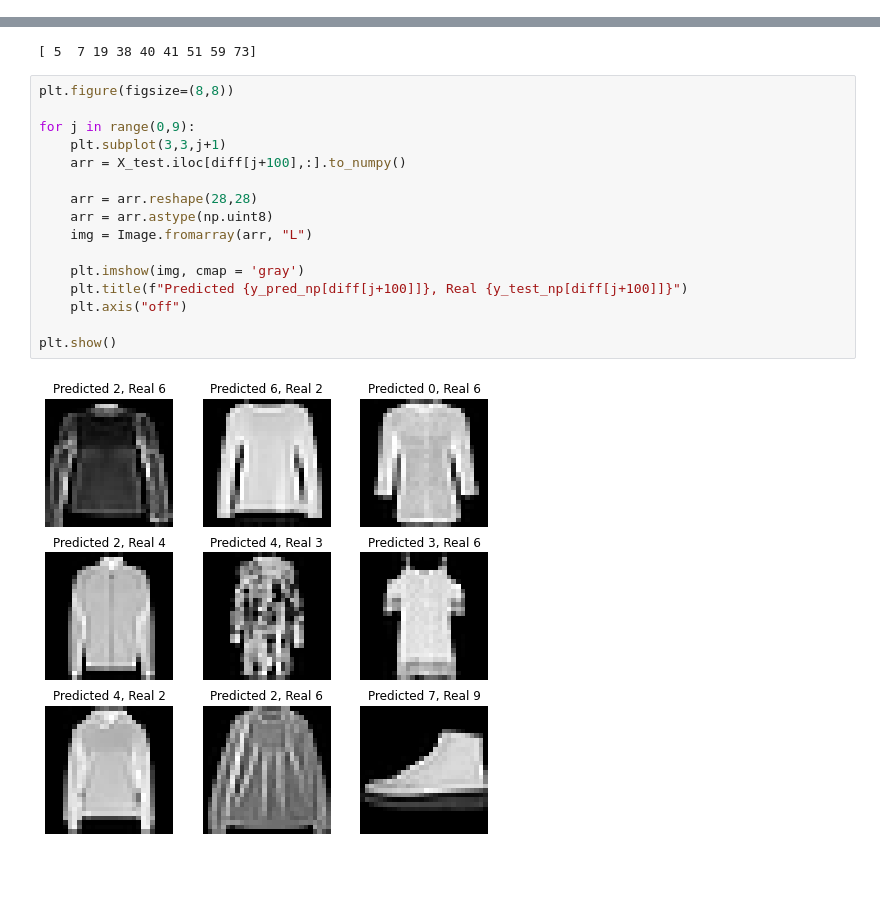
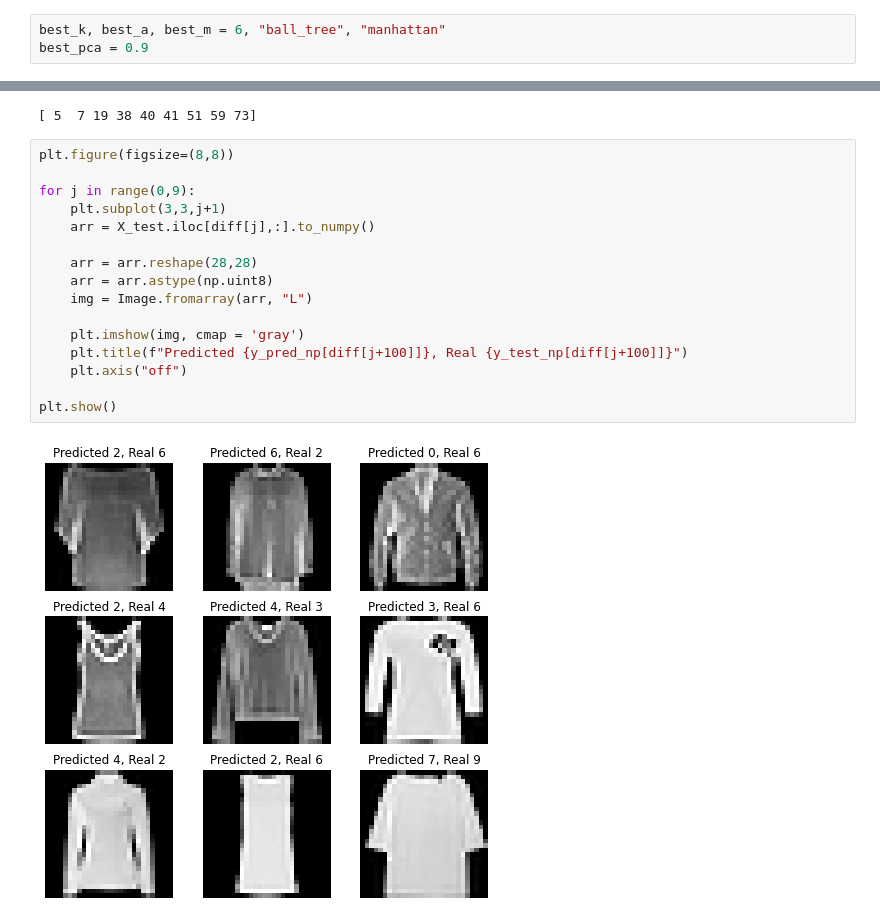
Before and after one commit to mileni98/fashion-mnist, a Jupyter notebook: algorithms/knn.ipynb, the cells around one changed output, grey strips where cells are left out. Drawn from its saved outputs; the diff is of its cells as text; blank space fills up the shorter version.

Commit message:
fix: fixed knn plot outputs

```diff
--- a/algorithms/knn.ipynb
+++ b/algorithms/knn.ipynb
@@ -372,6 +372,9 @@ a = kd_tree, Average accuracy: 0.869100 | Average fit time: 1.443111s | Average
 Best accuracy is for a = ball_tree
 # %% [markdown]
 ##### Training on 100% training samples with PCA reduction, test on test dataset
+# %%
+best_k, best_a, best_m = 6, "ball_tree", "manhattan"
+best_pca = 0.9
 # %%
 pca = PCA(n_components=best_pca)
 pca.fit(X_train_std)
@@ -468,18 +471,18 @@ print(diff[:9])
 # %%
 plt.figure(figsize=(8,8))
 
 for j in range(0,9):
     plt.subplot(3,3,j+1)
-    arr = X_test.iloc[diff[j+100],:].to_numpy()
+    arr = X_test.iloc[diff[j],:].to_numpy()
 
     arr = arr.reshape(28,28)
     arr = arr.astype(np.uint8)
     img = Image.fromarray(arr, "L")
 
     plt.imshow(img, cmap = 'gray')
     plt.title(f"Predicted {y_pred_np[diff[j+100]]}, Real {y_test_np[diff[j+100]]}")
     plt.axis("off")
 
 plt.show()
 # %% [output]
-[figure, old version]
+[figure, new version]
```
Also changed, not shown: parts of 1 cell of this notebook, 1 other file.
